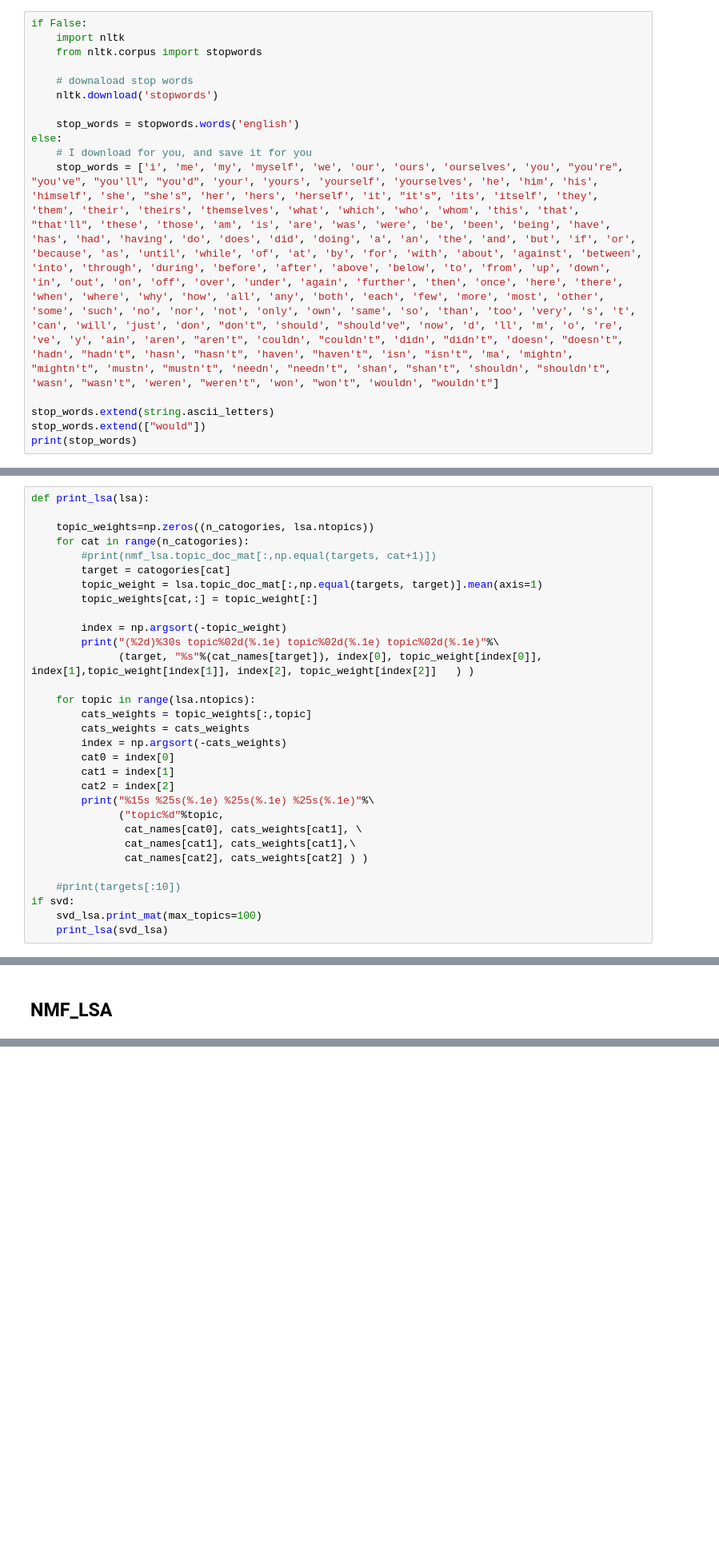
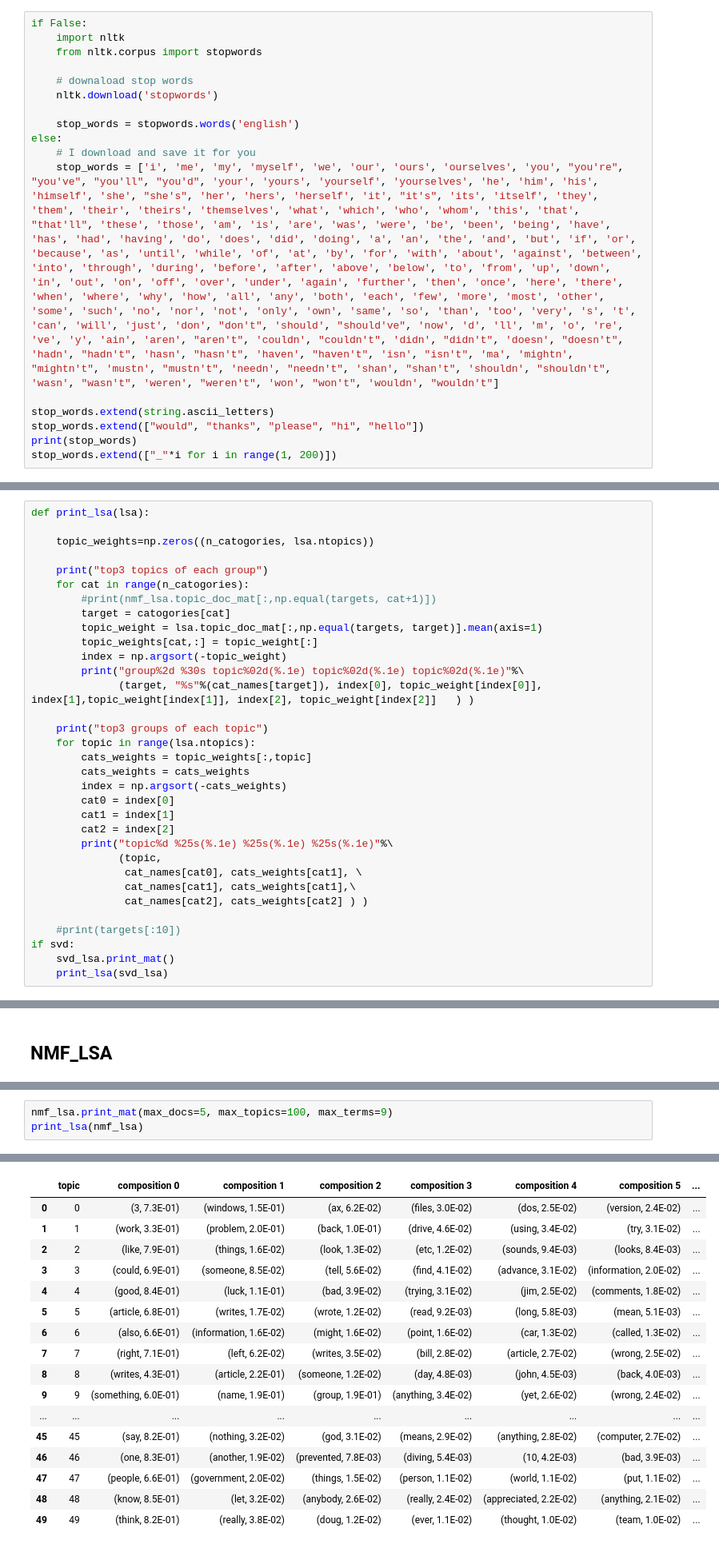
Before and after one commit to lhprojects/blog, a Jupyter notebook: JupyterNotebooks/LSA.ipynb, the cells around one changed output, grey strips where cells are left out. Shown at 80% size. Saved outputs shown, nothing was run; the diff lists cells and outputs as text; blank space fills up the shorter version.

```diff
--- a/JupyterNotebooks/LSA.ipynb
+++ b/JupyterNotebooks/LSA.ipynb
@@ -963,12 +1001,13 @@ if False:
 
     stop_words = stopwords.words('english')
 else:
-    # I download for you, and save it for you
+    # I download and save it for you
     stop_words = ['i', 'me', 'my', 'myself', 'we', 'our', 'ours', 'ourselves', 'you', "you're", "you've", "you'll", "you'd", 'your', 'yours', 'yourself', 'yourselves', 'he', 'him', 'his', 'himself', 'she', "she's", 'her', 'hers', 'herself', 'it', "it's", 'its', 'itself', 'they', 'them', 'their', 'theirs', 'themselves', 'what', 'which', 'who', 'whom', 'this', 'that', "that'll", 'these', 'those', 'am', 'is', 'are', 'was', 'were', 'be', 'been', 'being', 'have', 'has', 'had', 'having', 'do', 'does', 'did', 'doing', 'a', 'an', 'the', 'and', 'but', 'if', 'or', 'because', 'as', 'until', 'while', 'of', 'at', 'by', 'for', 'with', 'about', 'against', 'between', 'into', 'through', 'during', 'before', 'after', 'above', 'below', 'to', 'from', 'up', 'down', 'in', 'out', 'on', 'off', 'over', 'under', 'again', 'further', 'then', 'once', 'here', 'there', 'when', 'where', 'why', 'how', 'all', 'any', 'both', 'each', 'few', 'more', 'most', 'other', 'some', 'such', 'no', 'nor', 'not', 'only', 'own', 'same', 'so', 'than', 'too', 'very', 's', 't', 'can', 'will', 'just', 'don', "don't", 'should', "should've", 'now', 'd', 'll', 'm', 'o', 're', 've', 'y', 'ain', 'aren', "aren't", 'couldn', "couldn't", 'didn', "didn't", 'doesn', "doesn't", 'hadn', "hadn't", 'hasn', "hasn't", 'haven', "haven't", 'isn', "isn't", 'ma', 'mightn', "mightn't", 'mustn', "mustn't", 'needn', "needn't", 'shan', "shan't", 'shouldn', "shouldn't", 'wasn', "wasn't", 'weren', "weren't", 'won', "won't", 'wouldn', "wouldn't"]
 
 stop_words.extend(string.ascii_letters)
-stop_words.extend(["would"])
+stop_words.extend(["would", "thanks", "please", "hi", "hello"])
 print(stop_words)
+stop_words.extend(["_"*i for i in range(1, 200)])
 # %% [output]
 ['i', 'me', 'my', 'myself', 'we', 'our', 'ours', 'ourselves', 'you', "you're", "you've", "you'll", "you'd", 'your', 'yours', 'yourself', 'yourselves', 'he', 'him', 'his', 'himself', 'she', "she's", 'h ...
 # %% [markdown]
@@ -1085,16 +1126,18 @@ if svd:
 def print_lsa(lsa):
 
     topic_weights=np.zeros((n_catogories, lsa.ntopics))
+
+    print("top3 topics of each group")
     for cat in range(n_catogories):
         #print(nmf_lsa.topic_doc_mat[:,np.equal(targets, cat+1)])
         target = catogories[cat]
         topic_weight = lsa.topic_doc_mat[:,np.equal(targets, target)].mean(axis=1)
         topic_weights[cat,:] = topic_weight[:]
-
         index = np.argsort(-topic_weight)
-        print("(%2d)%30s topic%02d(%.1e) topic%02d(%.1e) topic%02d(%.1e)"%\
+        print("group%2d %30s topic%02d(%.1e) topic%02d(%.1e) topic%02d(%.1e)"%\
               (target, "%s"%(cat_names[target]), index[0], topic_weight[index[0]], index[1],topic_weight[index[1]], index[2], topic_weight[index[2]]   ) )
 
+    print("top3 groups of each topic")
     for topic in range(lsa.ntopics):
         cats_weights = topic_weights[:,topic]
         cats_weights = cats_weights
@@ -1102,13 +1145,13 @@ def print_lsa(lsa):
         cat0 = index[0]
         cat1 = index[1]
         cat2 = index[2]
-        print("%15s %25s(%.1e) %25s(%.1e) %25s(%.1e)"%\
-              ("topic%d"%topic,
+        print("topic%d %25s(%.1e) %25s(%.1e) %25s(%.1e)"%\
+              (topic,
                cat_names[cat0], cats_weights[cat1], \
                cat_names[cat1], cats_weights[cat1],\
                cat_names[cat2], cats_weights[cat2] ) )
 
     #print(targets[:10])
 if svd:
-    svd_lsa.print_mat(max_topics=100)
+    svd_lsa.print_mat()
     print_lsa(svd_lsa)
@@ -1196,0 +1191,4 @@ should be close to one: [1.4750062  0.81859083 1.03528953 ... 1.02146015 1.30758
+# %%
+nmf_lsa.print_mat(max_docs=5, max_topics=100, max_terms=9)
+print_lsa(nmf_lsa)
+# %% [output]
@@ -1196,0 +1202,17 @@ should be close to one: [1.4750062  0.81859083 1.03528953 ... 1.02146015 1.30758
+|  | topic | composition 0 | composition 1 | composition 2 | composition 3 | composition 4 | composition 5 | ... |
+| 0 | 0 | (3, 7.3E-01) | (windows, 1.5E-01) | (ax, 6.2E-02) | (files, 3.0E-02) | (dos, 2.5E-02) | (version, 2.4E-02) | ... |
+| 1 | 1 | (work, 3.3E-01) | (problem, 2.0E-01) | (back, 1.0E-01) | (drive, 4.6E-02) | (using, 3.4E-02) | (try, 3.1E-02) | ... |
+| 2 | 2 | (like, 7.9E-01) | (things, 1.6E-02) | (look, 1.3E-02) | (etc, 1.2E-02) | (sounds, 9.4E-03) | (looks, 8.4E-03) | ... |
+| 3 | 3 | (could, 6.9E-01) | (someone, 8.5E-02) | (tell, 5.6E-02) | (find, 4.1E-02) | (advance, 3.1E-02) | (information, 2.0E-02) | ... |
+| 4 | 4 | (good, 8.4E-01) | (luck, 1.1E-01) | (bad, 3.9E-02) | (trying, 3.1E-02) | (jim, 2.5E-02) | (comments, 1.8E-02) | ... |
+| 5 | 5 | (article, 6.8E-01) | (writes, 1.7E-02) | (wrote, 1.2E-02) | (read, 9.2E-03) | (long, 5.8E-03) | (mean, 5.1E-03) | ... |
+| 6 | 6 | (also, 6.6E-01) | (information, 1.6E-02) | (might, 1.6E-02) | (point, 1.6E-02) | (car, 1.3E-02) | (called, 1.3E-02) | ... |
+| 7 | 7 | (right, 7.1E-01) | (left, 6.2E-02) | (writes, 3.5E-02) | (bill, 2.8E-02) | (article, 2.7E-02) | (wrong, 2.5E-02) | ... |
+| 8 | 8 | (writes, 4.3E-01) | (article, 2.2E-01) | (someone, 1.2E-02) | (day, 4.8E-03) | (john, 4.5E-03) | (back, 4.0E-03) | ... |
+| 9 | 9 | (something, 6.0E-01) | (name, 1.9E-01) | (group, 1.9E-01) | (anything, 3.4E-02) | (yet, 2.6E-02) | (wrong, 2.4E-02) | ... |
+| ... | ... | ... | ... | ... | ... | ... | ... | ... |
+| 45 | 45 | (say, 8.2E-01) | (nothing, 3.2E-02) | (god, 3.1E-02) | (means, 2.9E-02) | (anything, 2.8E-02) | (computer, 2.7E-02) | ... |
+| 46 | 46 | (one, 8.3E-01) | (another, 1.9E-02) | (prevented, 7.8E-03) | (diving, 5.4E-03) | (10, 4.2E-03) | (bad, 3.9E-03) | ... |
+| 47 | 47 | (people, 6.6E-01) | (government, 2.0E-02) | (things, 1.5E-02) | (person, 1.1E-02) | (world, 1.1E-02) | (put, 1.1E-02) | ... |
+| 48 | 48 | (know, 8.5E-01) | (let, 3.2E-02) | (anybody, 2.6E-02) | (really, 2.4E-02) | (appreciated, 2.2E-02) | (anything, 2.1E-02) | ... |
+| 49 | 49 | (think, 8.2E-01) | (really, 3.8E-02) | (doug, 1.2E-02) | (ever, 1.1E-02) | (thought, 1.0E-02) | (team, 1.0E-02) | ... |
```
Also changed, not shown: parts of 36 cells of this notebook.
